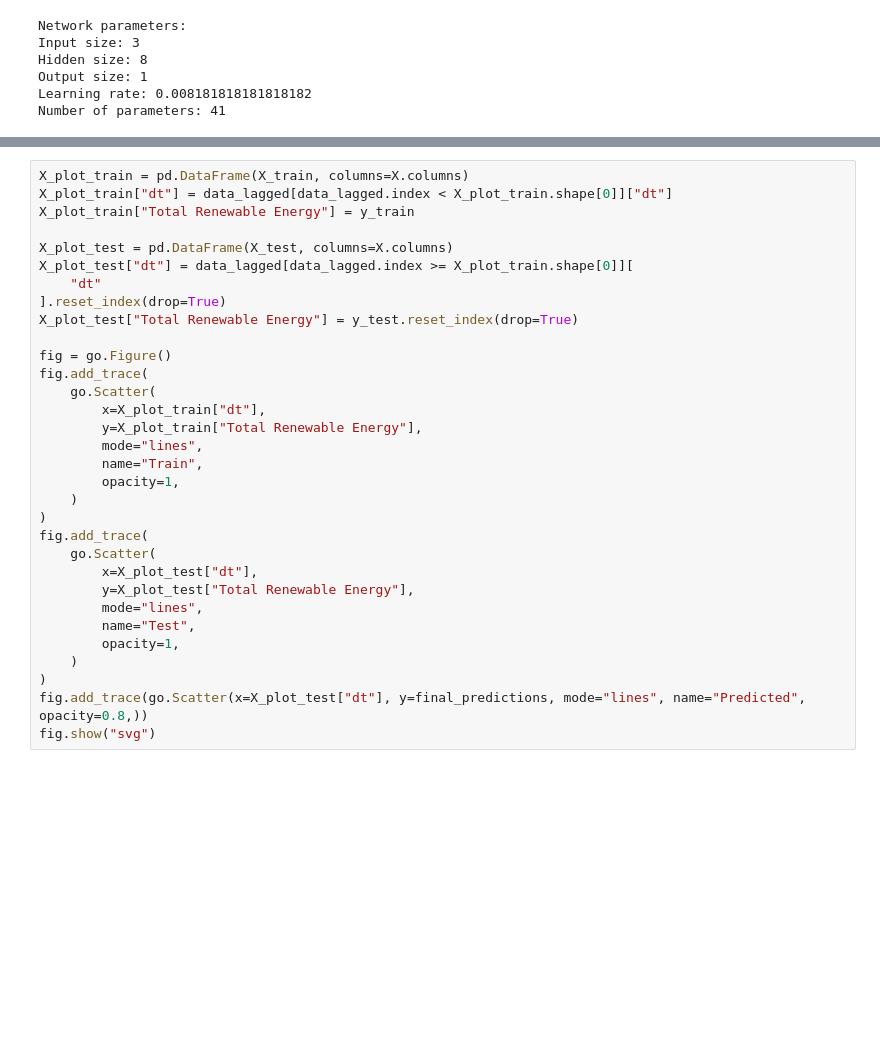
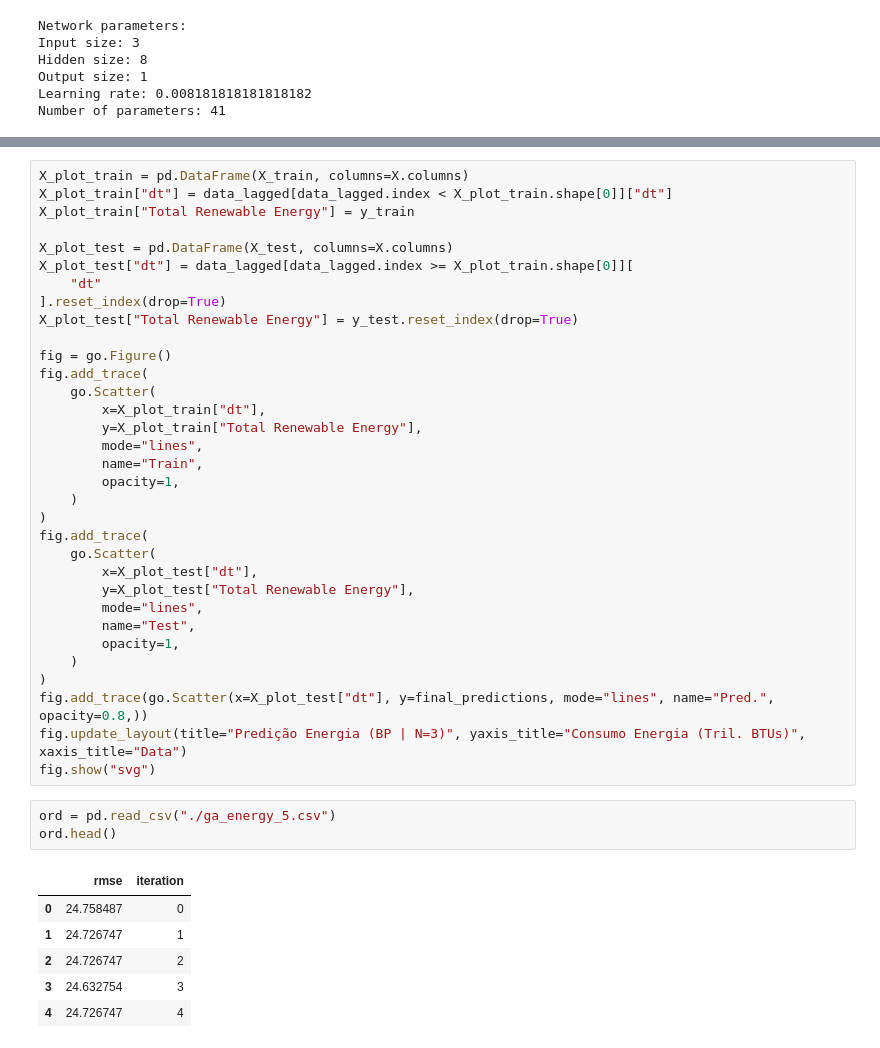
Before and after one commit to joaocalen/TC1-NC, a Jupyter notebook: TC1_skl_renewable_energy.ipynb, the cells around one changed output, grey strips where cells are left out. Drawn from its saved outputs; the diff is of its cells as text; blank space fills up the shorter version.

```diff
--- a/TC1_skl_renewable_energy.ipynb
+++ b/TC1_skl_renewable_energy.ipynb
@@ -287,5 +288,16 @@ fig.add_trace(
         opacity=1,
     )
 )
-fig.add_trace(go.Scatter(x=X_plot_test["dt"], y=final_predictions, mode="lines", name="Predicted", opacity=0.8,))
+fig.add_trace(go.Scatter(x=X_plot_test["dt"], y=final_predictions, mode="lines", name="Pred.", opacity=0.8,))
+fig.update_layout(title="Predição Energia (BP | N=3)", yaxis_title="Consumo Energia (Tril. BTUs)", xaxis_title="Data")
 fig.show("svg")
+# %%
+ord = pd.read_csv("./ga_energy_5.csv")
+ord.head()
+# %% [output]
+|  | rmse | iteration |
+| 0 | 24.758487 | 0 |
+| 1 | 24.726747 | 1 |
+| 2 | 24.726747 | 2 |
+| 3 | 24.632754 | 3 |
+| 4 | 24.726747 | 4 |
```
Also changed, not shown: parts of 2 cells of this notebook, 5 other files.
